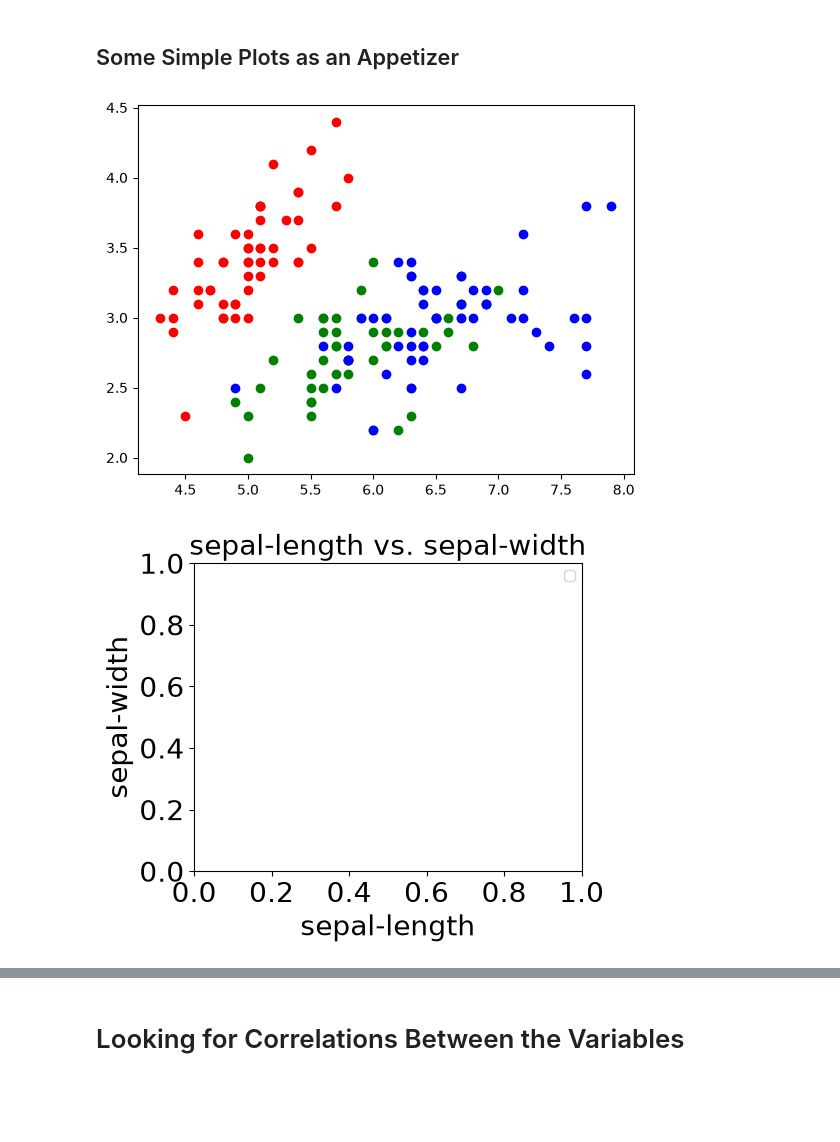
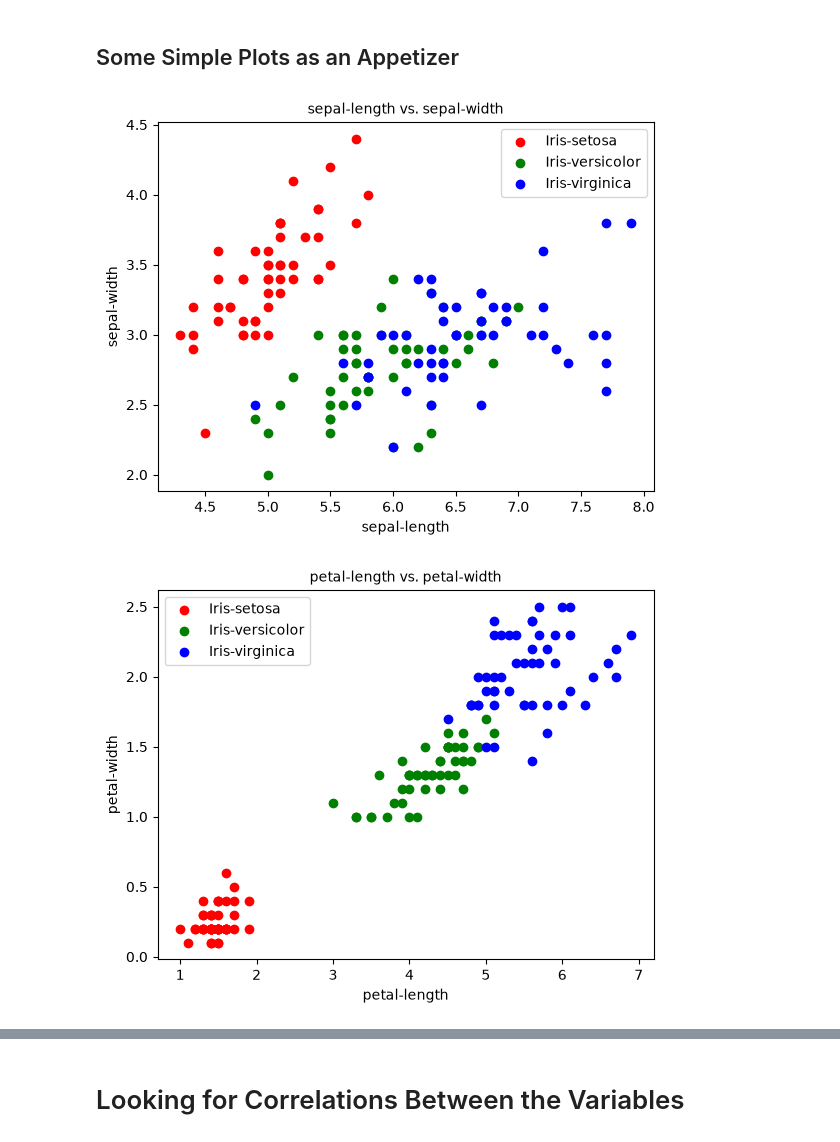
Before and after one commit to benandrews-dev/CD704-ML, a Jupyter notebook: sklearn_toy_datasets/iris/iris.ipynb, the cells around one changed output, grey strips where cells are left out. Saved outputs shown, nothing was run; the diff lists cells and outputs as text; code cells hidden in the pictures; blank space fills up the shorter version.

Commit message:
Small fix to initial scatter plots.

```diff
--- a/sklearn_toy_datasets/iris/iris.ipynb
+++ b/sklearn_toy_datasets/iris/iris.ipynb
@@ -135,33 +135,32 @@ dataset[species_column].unique(): ['Iris-setosa' 'Iris-versicolor' 'Iris-virgini
 # %%
 import matplotlib.pyplot as plt
 
 def iris_scatter_plot(dataset: pd.DataFrame, scatter_axes: list[DATASET_COLUMN_NAME]) -> None:
     xaxis = scatter_axes[0].value
     yaxis = scatter_axes[1].value
     x_col_idx = dataset.columns.get_loc(xaxis)
     y_col_idx = dataset.columns.get_loc(yaxis)
     title = xaxis + " vs. " + yaxis
     colors = ['r', 'g', 'b']
     color_idx = 0
     species_grouped_dataset = dataset.groupby(DATASET_COLUMN_NAME.SPECIES.value)
     for species in species_grouped_dataset.groups:
         curr_data = np.array(species_grouped_dataset.get_group(species).values)
         plt.scatter(curr_data[:, x_col_idx],
                     curr_data[:, y_col_idx],
                     c=colors[color_idx], label=species)
         color_idx = (color_idx + 1) % len(colors)
 
-    plt.figure(4, figsize=(5, 4))
-    plt.xlabel(xaxis,fontsize=20)
-    plt.ylabel(yaxis,fontsize=20)
-    plt.xticks(fontsize=20)
-    plt.yticks(fontsize=20)
-    plt.title(title,fontsize=20)
+    plt.xlabel(xaxis,fontsize=10)
+    plt.ylabel(yaxis,fontsize=10)
+    plt.xticks(fontsize=10)
+    plt.yticks(fontsize=10)
+    plt.title(title,fontsize=10)
     plt.legend(prop={'size': 10})
     plt.show()
 
 iris_scatter_plot(dataset, [DATASET_COLUMN_NAME.SEPAL_LENGTH, DATASET_COLUMN_NAME.SEPAL_WIDTH])
 iris_scatter_plot(dataset, [DATASET_COLUMN_NAME.PETAL_LENGTH, DATASET_COLUMN_NAME.PETAL_WIDTH])
 # %% [output]
-[figure, old version]
+[figure, new version]
-[figure, old version]
+[figure, new version]
```
Also changed, not shown: parts of 1 cell of this notebook.
